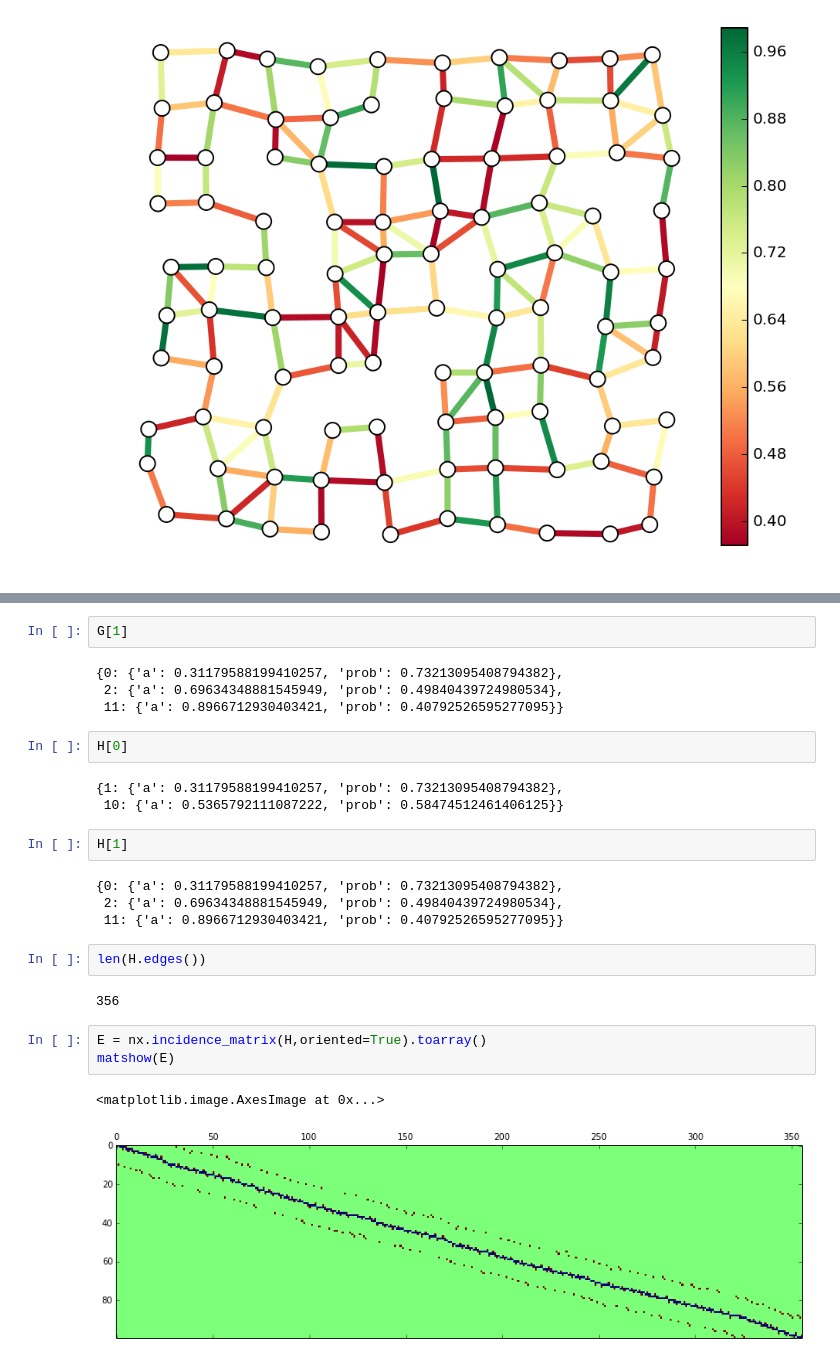
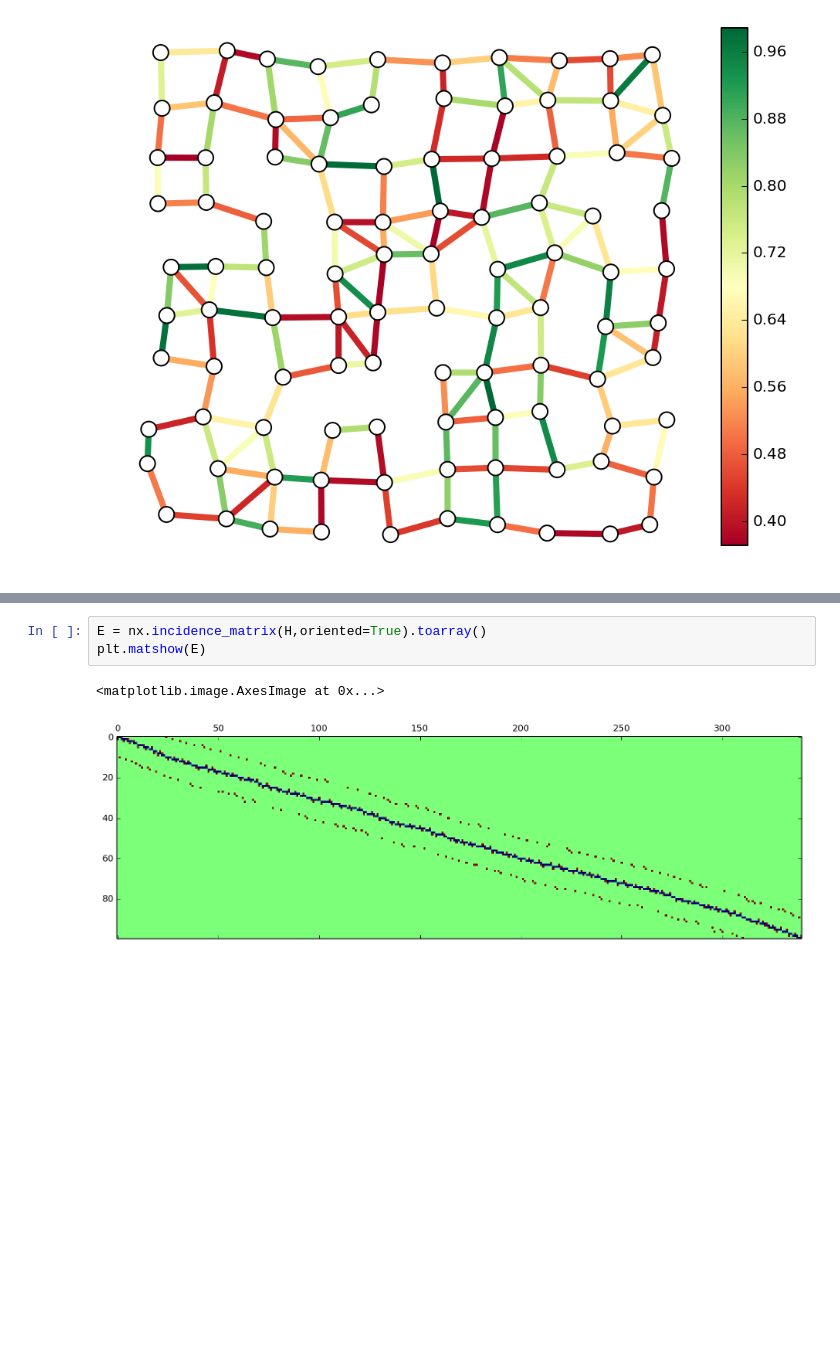
Before and after one commit to ajfriend/cvxpy_examples, a Jupyter notebook: flow.ipynb, the cells around one changed output, grey strips where cells are left out. Drawn from its saved outputs; the diff is of its cells as text; blank space fills up the shorter version.

```diff
--- a/flow.ipynb
+++ b/flow.ipynb
@@ -108,27 +92,6 @@ NameError: name 'nx' is not defined
-# %%
-G[1]
-# %% [output]
-{0: {'a': 0.31179588199410257, 'prob': 0.73213095408794382},
- 2: {'a': 0.69634348881545949, 'prob': 0.49840439724980534},
- 11: {'a': 0.8966712930403421, 'prob': 0.40792526595277095}}
-# %%
-H[0]
-# %% [output]
-{1: {'a': 0.31179588199410257, 'prob': 0.73213095408794382},
- 10: {'a': 0.5365792111087222, 'prob': 0.58474512461406125}}
-# %%
-H[1]
-# %% [output]
-{0: {'a': 0.31179588199410257, 'prob': 0.73213095408794382},
- 2: {'a': 0.69634348881545949, 'prob': 0.49840439724980534},
- 11: {'a': 0.8966712930403421, 'prob': 0.40792526595277095}}
-# %%
-len(H.edges())
-# %% [output]
-356
 # %%
 E = nx.incidence_matrix(H,oriented=True).toarray()
-matshow(E)
+plt.matshow(E)
 # %% [output]
 <matplotlib.image.AxesImage at 0x...>
-[figure, old version]
+[figure, new version]
```
Also changed, not shown: parts of 17 cells of this notebook.
